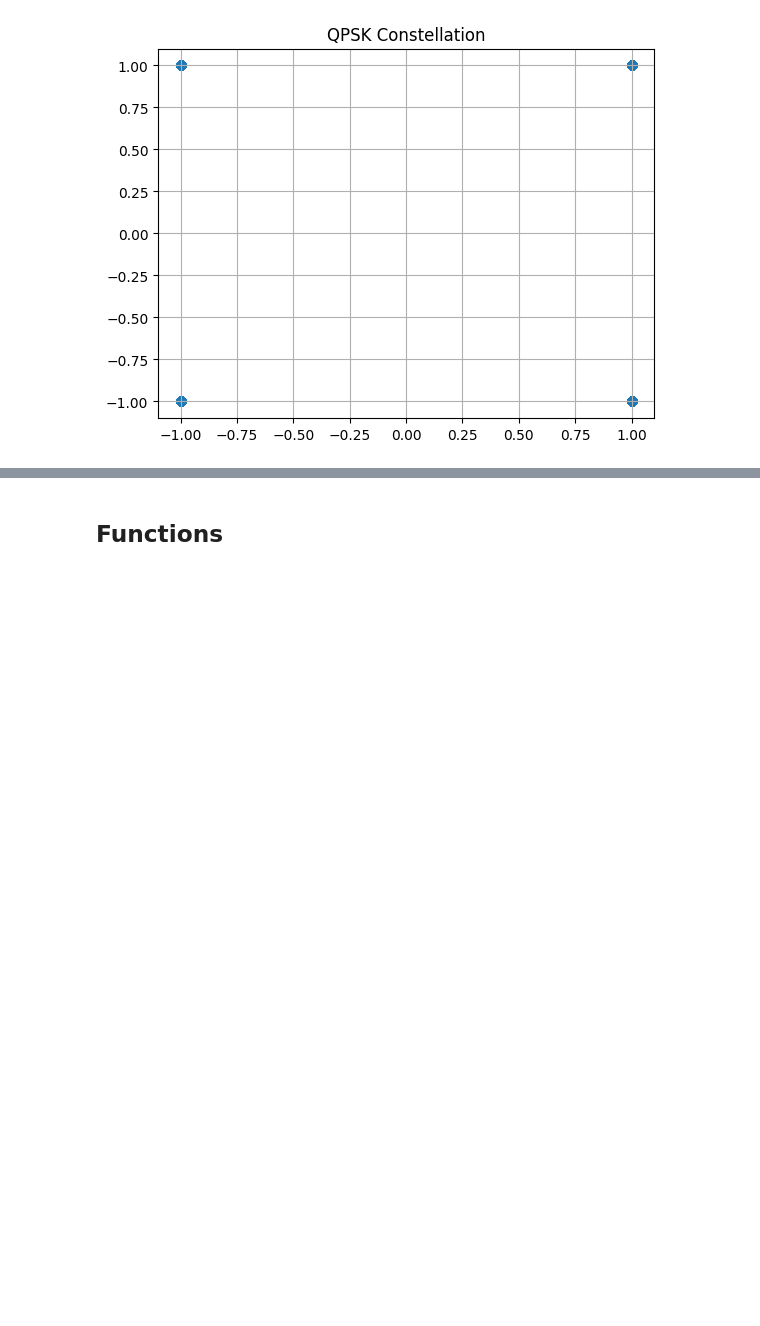
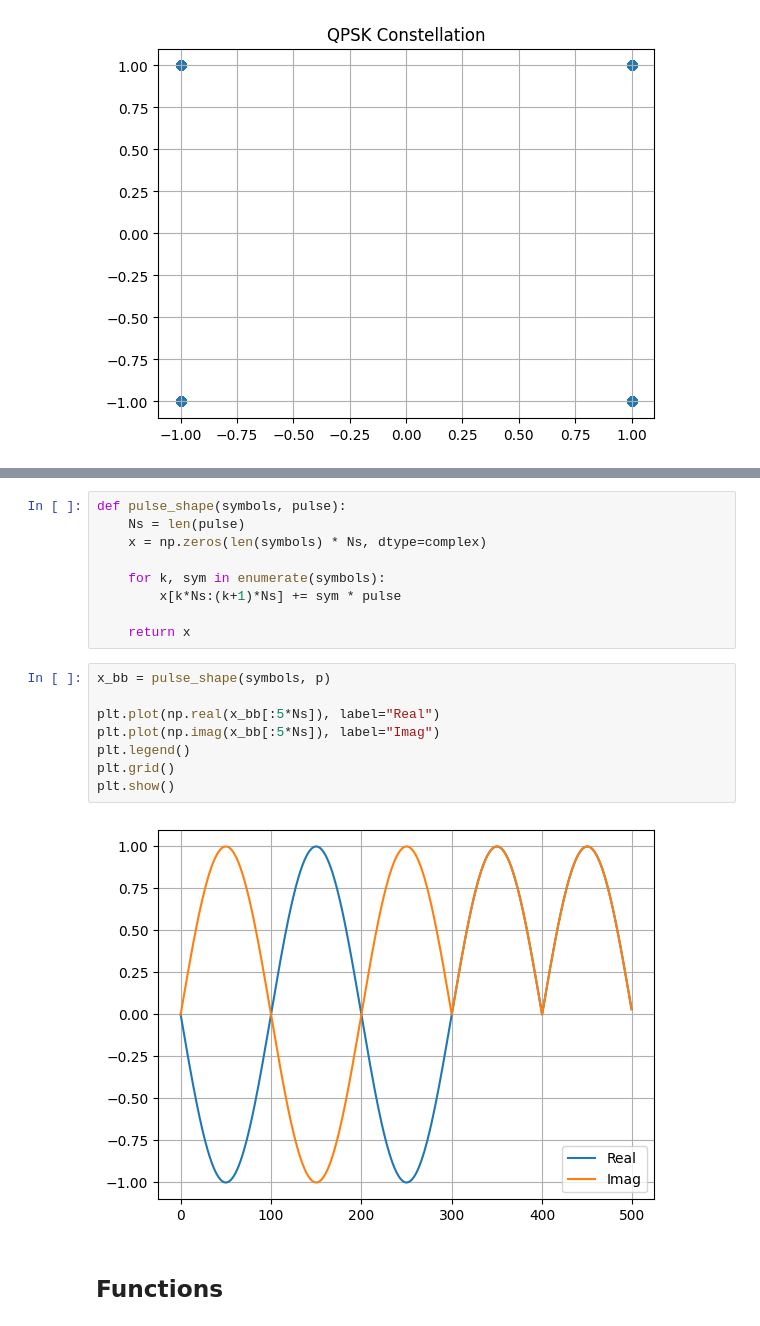
Before and after one commit to axellangenskiold/eitn21, a Jupyter notebook: assignment1_axel.ipynb, the cells around one changed output, grey strips where cells are left out. Cells and saved outputs as stored; diff of their text form; blank space fills up the shorter version.

```diff
--- a/assignment1_axel.ipynb
+++ b/assignment1_axel.ipynb
@@ -71,3 +76,22 @@ plt.show()
+# %%
+def pulse_shape(symbols, pulse):
+    Ns = len(pulse)
+    x = np.zeros(len(symbols) * Ns, dtype=complex)
+
+    for k, sym in enumerate(symbols):
+        x[k*Ns:(k+1)*Ns] += sym * pulse
+
+    return x
+# %%
+x_bb = pulse_shape(symbols, p)
+
+plt.plot(np.real(x_bb[:5*Ns]), label="Real")
+plt.plot(np.imag(x_bb[:5*Ns]), label="Imag")
+plt.legend()
+plt.grid()
+plt.show()
+# %% [output]
+[figure, added]
 # %% [markdown]
 ## Functions
 # %%
```
Also changed, not shown: parts of 5 cells of this notebook.
